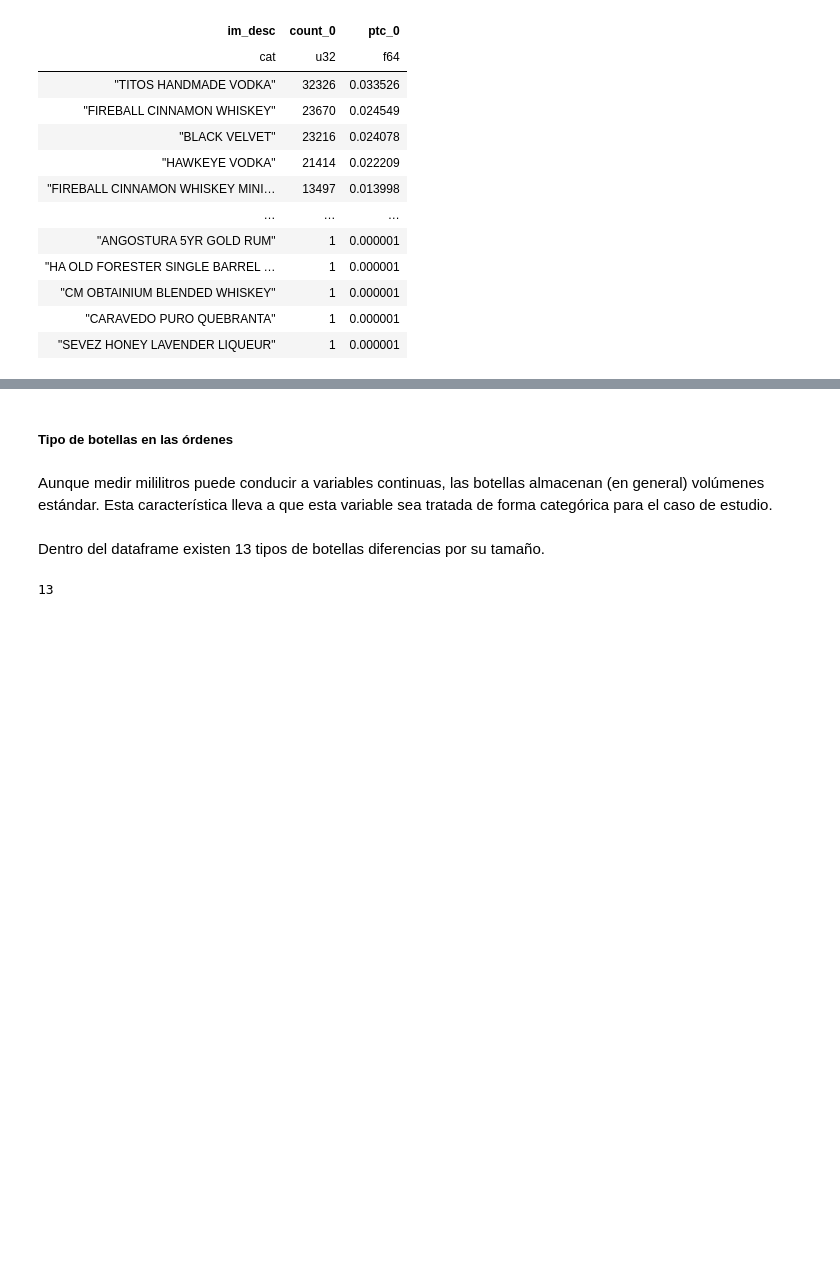
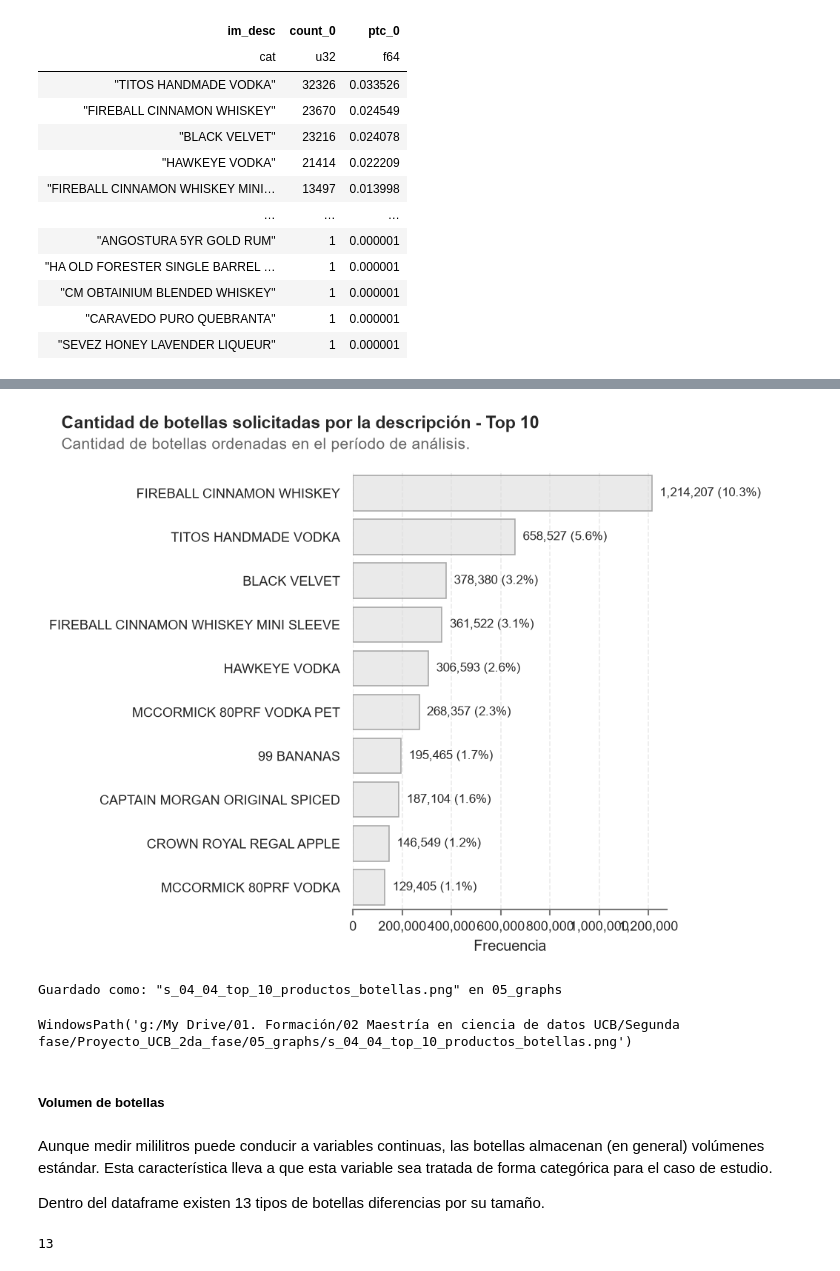
Before and after one commit to charliebrown007/Proyecto_UCB_2da_fase, a Jupyter notebook: 03_scripts/s_04_Fase_02.ipynb, the cells around one changed output, grey strips where cells are left out. Saved outputs shown, nothing was run; the diff lists cells and outputs as text; code cells hidden in the pictures; blank space fills up the shorter version.

```diff
--- a/03_scripts/s_04_Fase_02.ipynb
+++ b/03_scripts/s_04_Fase_02.ipynb
@@ -186,9 +204,23 @@ WindowsPath('g:/My Drive/01. Formación/01. Formación académica/02 Maestría e
+# %%
+fn_01.plot_cat_function_01(
+    df_param = df_01,
+    column_param = 'im_desc',
+    calculate_param = 'sum_bottles',
+    top_param = 10,
+    suptitle_param = 'Cantidad de botellas solicitadas por la descripción - Top 10',
+    text_param = 'Cantidad de botellas ordenadas en el período de análisis.',
+    file_param = 's_04_04_top_10_productos_botellas.png',
+    show_param = True )
+# %% [output]
+[figure, added]
+Guardado como: "s_04_04_top_10_productos_botellas.png" en 05_graphs
+WindowsPath('g:/My Drive/01. Formación/02 Maestría en ciencia de datos UCB/Segunda fase/Proyecto_UCB_2da_fase/05_graphs/s_04_04_top_10_productos_botellas.png')
 # %% [markdown]
-<h5 style="font-weight: bold">Tipo de botellas en las órdenes</h5>
+<h5 style="font-weight: bold">Volumen de botellas</h5>
 # %% [markdown]
 Aunque medir mililitros puede conducir a variables continuas, las botellas almacenan (en general) volúmenes estándar. Esta característica lleva a que esta variable sea tratada de forma categórica para el caso de estudio.
+
+Dentro del dataframe existen 13 tipos de botellas diferencias por su tamaño.
-# %% [markdown]
-Dentro del dataframe existen 13 tipos de botellas diferencias por su tamaño.
 # %%
 df_01.get_column('bottle_volume_ml').n_unique()
 # %% [output]
```
Also changed, not shown: parts of 9 cells of this notebook, 10 other files.
